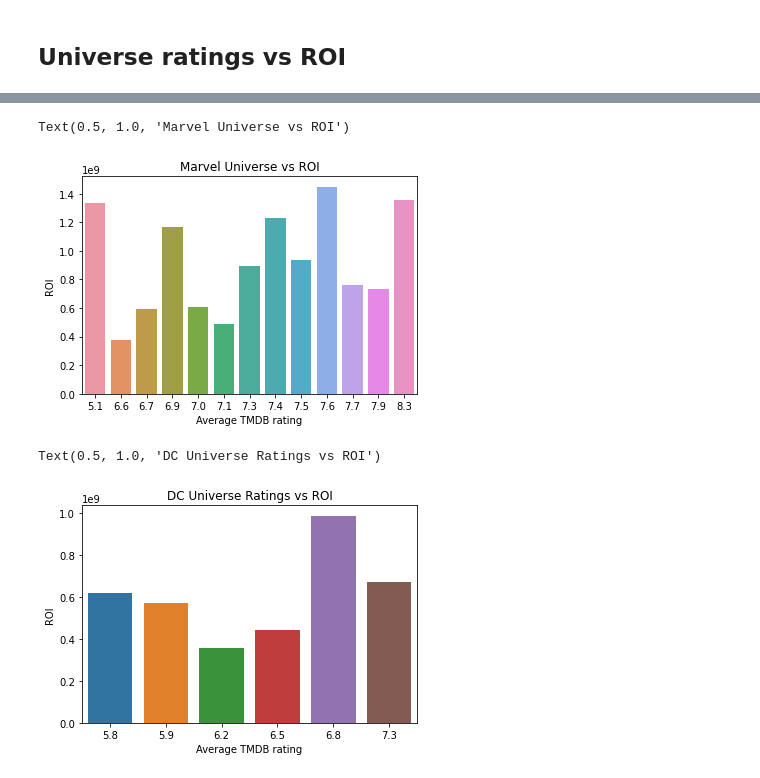
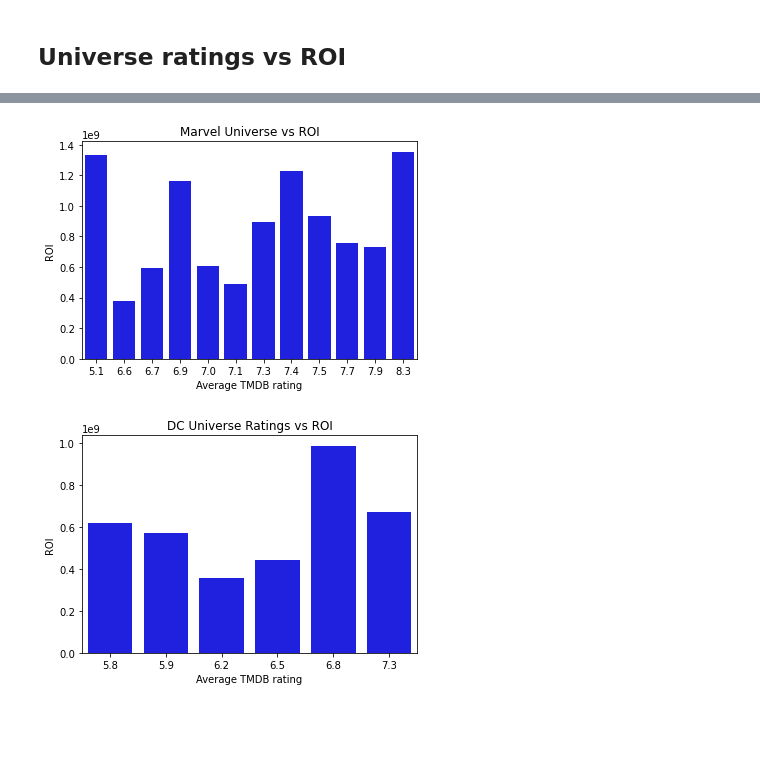
Before and after one commit to RipPhillip/dsc-phase-1-project, a Jupyter notebook: My main.ipynb, the cells around one changed output, grey strips where cells are left out. Saved outputs shown, nothing was run; the diff lists cells and outputs as text; code cells hidden in the pictures; blank space fills up the shorter version.

```diff
--- a/My main.ipynb
+++ b/My main.ipynb
@@ -171,8 +171,8 @@ marvel_movies = ['Iron Man', 'The Incredible Hulk', 'Iron Man 2', 'Thor',
                 'Spider-Man: Far From Home']
 
 # Names in the tn_budget_df not movie_gross_df
-    dc_movies = ['Man of Steel', 'Suicide Squad', 'Wonder Woman', 'Justice League',
-                'Aquaman', 'Shazam!', 'Batman v Superman: Dawn of Justice']
+dc_movies = ['Man of Steel', 'Suicide Squad', 'Wonder Woman', 'Justice League',\
+                 'Aquaman', 'Shazam!', 'Batman v Superman: Dawn of Justice']
 
 #Names in the tn_budget_df not movie_gross_df
 star_wars_movies = ['Star Wars Ep. VIII: The Last Jedi', 'Star Wars Ep. VII: The Force Awakens',
@@ -632,15 +599,18 @@ ratings_profit_bv_df = pd.merge(bv_studio_df, tmdb_movies_df, how='left',
 # %%
 # Making easier ratings/profits df
 ratings_profit_graph_df = ratings_profit_bv_df[ratings_profit_bv_df['star_marvel']]
+# %%
+# Adding in The Avengers ROI
+ratings_profit_graph_df.roi.fillna(value=1354500000, inplace=True)
 # %%
 # Plot for Marvel movie ratings vs average TMDB rating
 
 sns.barplot(x='vote_average', y='roi', \
-            data=ratings_profit_graph_df, ci=None)
+            data=ratings_profit_graph_df, ci=None, color='blue')
 
 plt.xlabel('Average TMDB rating')
 plt.ylabel('ROI')
 plt.title('Marvel Universe vs ROI')
+plt.savefig("Marvel ratings vs ROI plot.png")
 # %% [output]
-Text(0.5, 1.0, 'Marvel Universe vs ROI')
-[figure, old version]
+[figure, new version]
@@ -652,11 +618,11 @@ Text(0.5, 1.0, 'Marvel Universe vs ROI')
 #DC universe ratings vs ROI
 
 sns.barplot(x='vote_average', y='roi', \
-            data=dc_ratings_profits_df, ci=None)
+            data=dc_ratings_profits_df, ci=None, color='blue')
 
 plt.xlabel('Average TMDB rating')
 plt.ylabel('ROI')
 plt.title('DC Universe Ratings vs ROI')
+plt.savefig("DC ratings vs ROI plot.png")
 # %% [output]
-Text(0.5, 1.0, 'DC Universe Ratings vs ROI')
-[figure, old version]
+[figure, new version]
```
Also changed, not shown: parts of 15 cells of this notebook, 14 other files.
